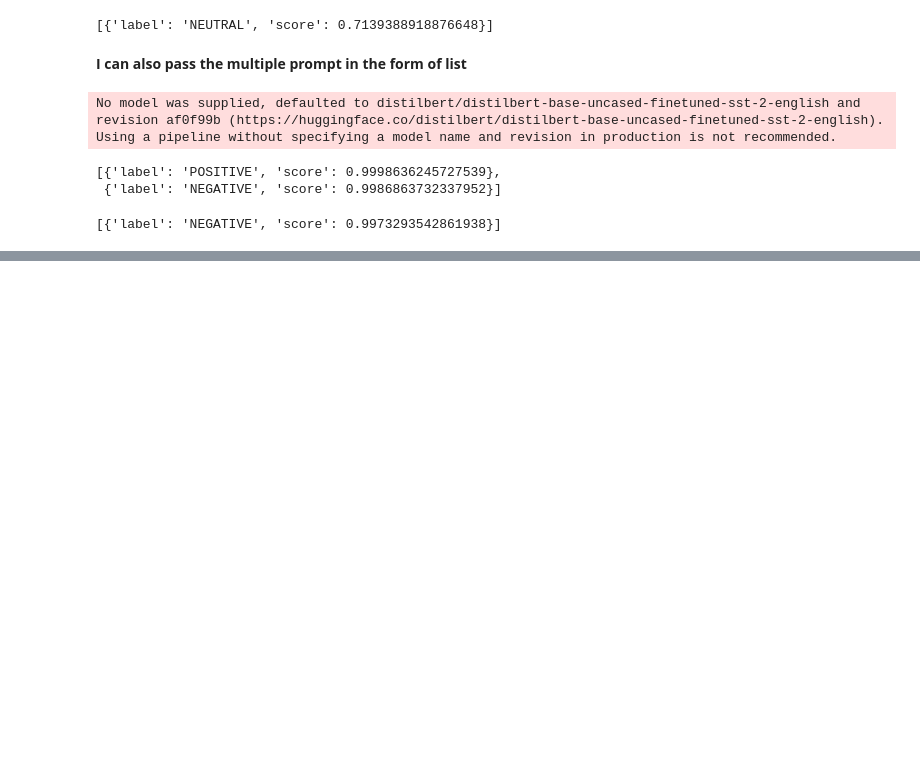
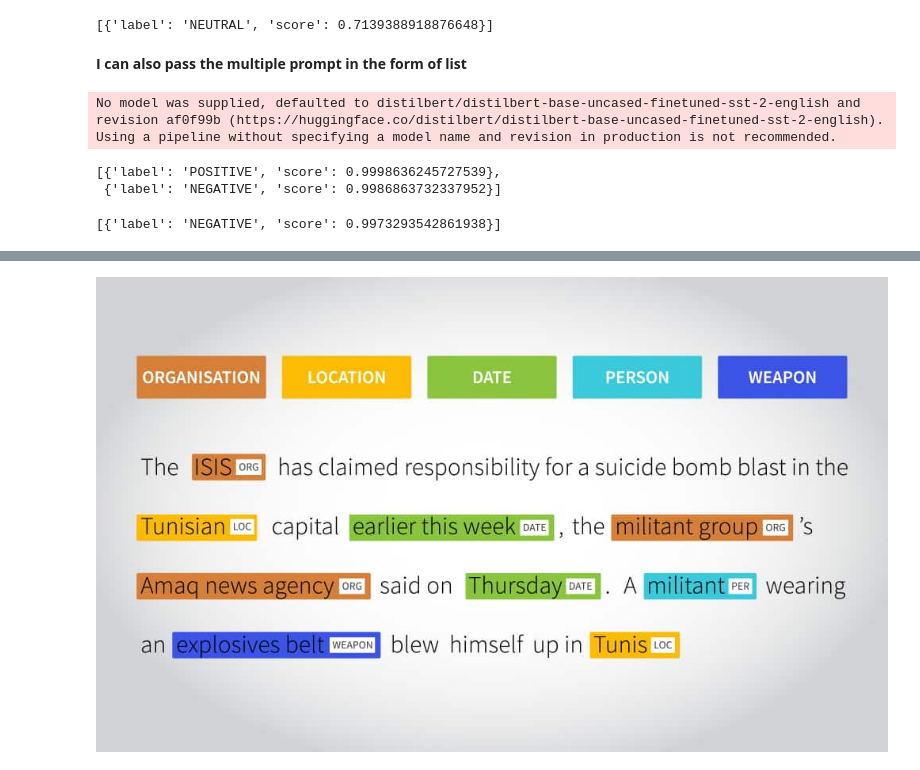
Before and after one commit to khushboosaleem/Data-science-projects-basic-to-advanced, a Jupyter notebook: Explore_Hugging_Face_pipeline.ipynb, the cells around one changed output, grey strips where cells are left out. Cells and saved outputs as stored; diff of their text form; code cells hidden in the pictures; blank space fills up the shorter version.

```diff
--- a/Explore_Hugging_Face_pipeline.ipynb
+++ b/Explore_Hugging_Face_pipeline.ipynb
@@ -76,0 +113,10 @@ pipe("I don't like pizza")
+# %%
+from IPython.display import Image
+
+# Path to the uploaded image file
+image_path = '/content/name entity recognition.jpg'  # Update with the actual path
+
+# Display the image
+Image(filename=image_path)
+# %% [output]
+[figure, added]
```
Also changed, not shown: parts of 6 cells of this notebook, 1 other file.
